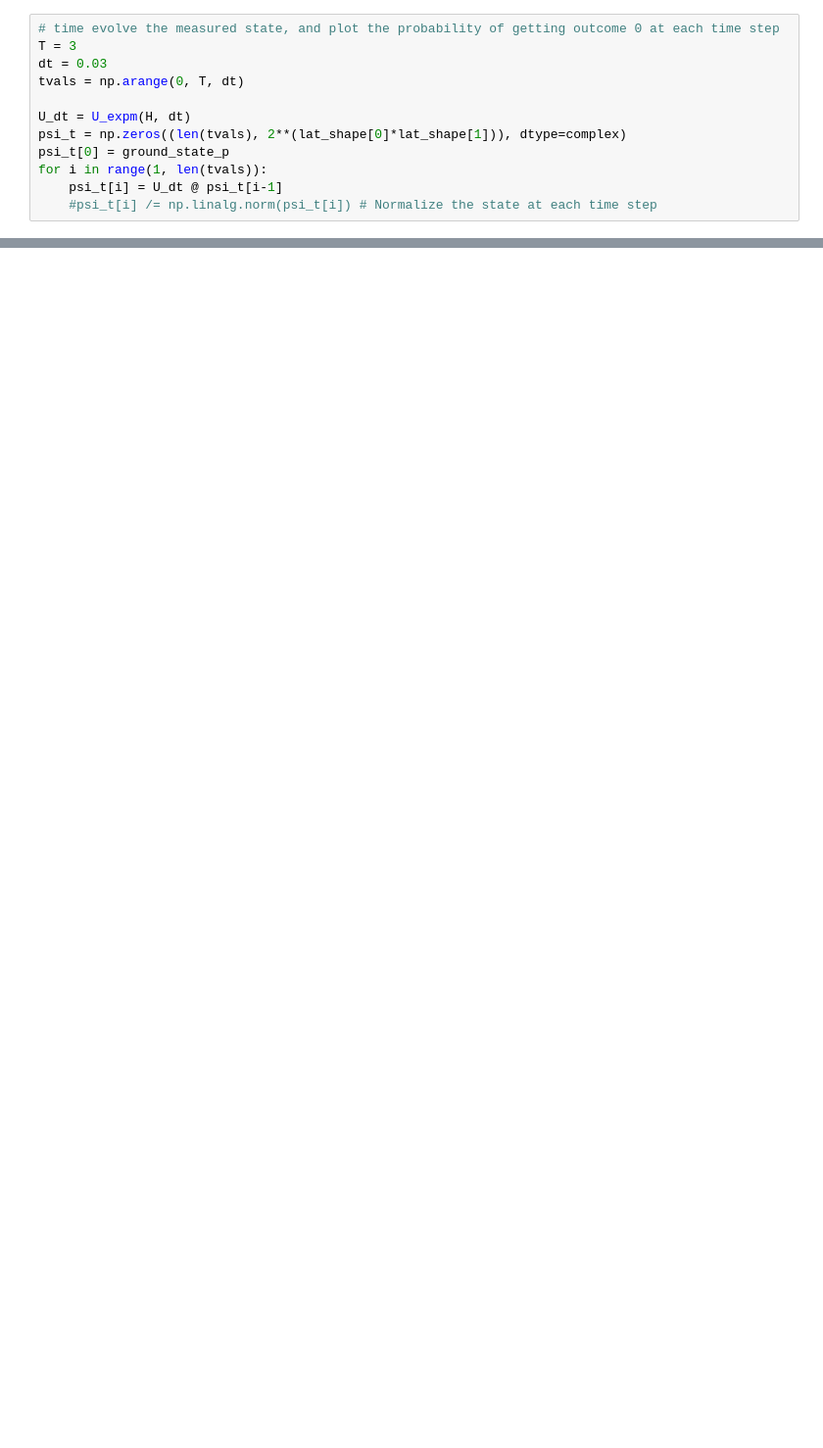
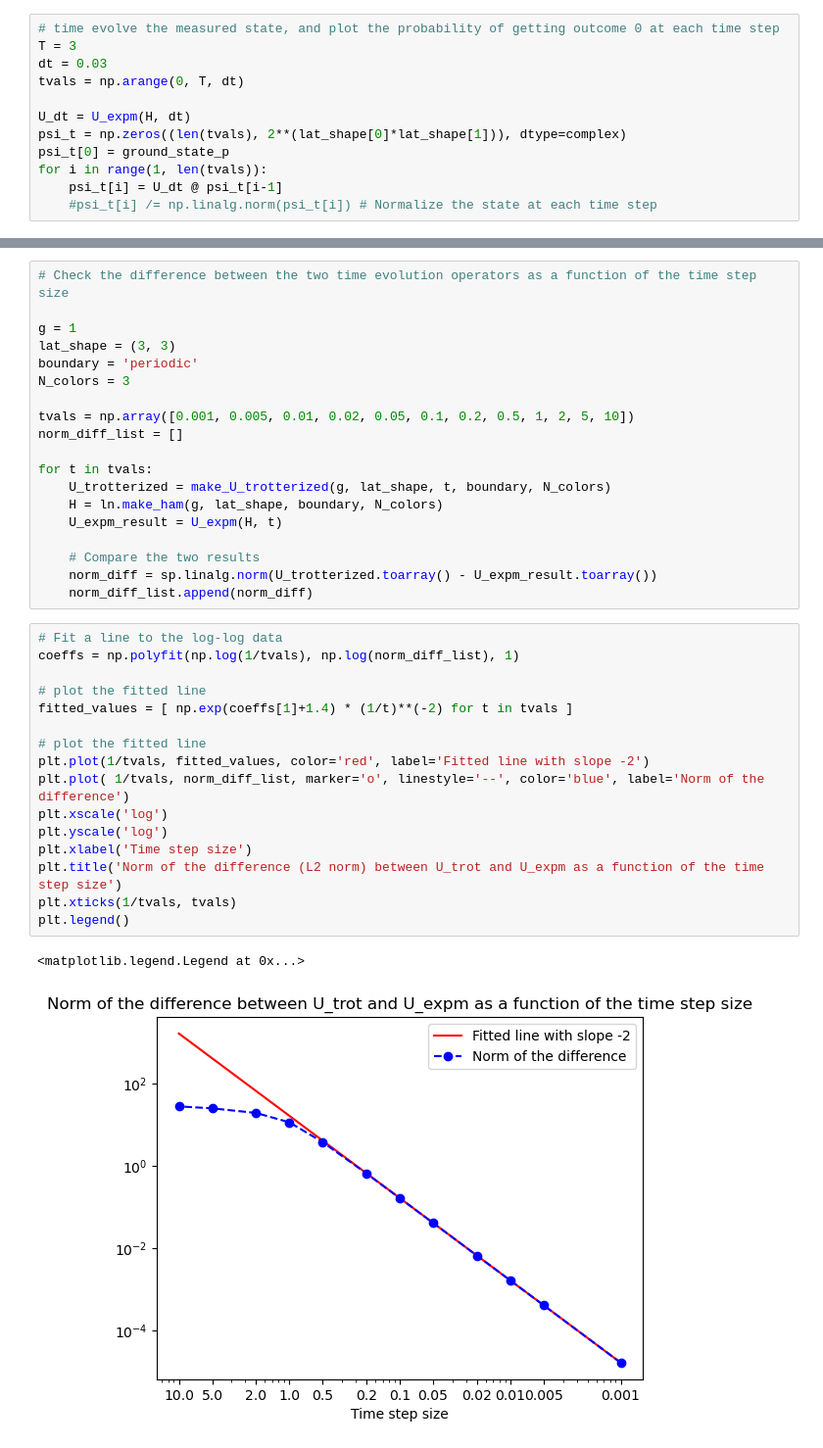
Before and after one commit to squigglomancer/Large-N-VQE, a Jupyter notebook: trotterized-time-evolution-(1,2,1).ipynb, the cells around one changed output, grey strips where cells are left out. Shown at 98% size. Saved outputs shown, nothing was run; the diff lists cells and outputs as text; blank space fills up the shorter version.

```diff
--- a/trotterized-time-evolution-(1,2,1).ipynb
+++ b/trotterized-time-evolution-(1,2,1).ipynb
@@ -397,0 +573,38 @@ def make_U_trotterized(t, lat_shape):
+# %%
+# Check the difference between the two time evolution operators as a function of the time step size
+
+g = 1
+lat_shape = (3, 3)
+boundary = 'periodic'
+N_colors = 3
+
+tvals = np.array([0.001, 0.005, 0.01, 0.02, 0.05, 0.1, 0.2, 0.5, 1, 2, 5, 10])
+norm_diff_list = []
+
+for t in tvals:
+    U_trotterized = make_U_trotterized(g, lat_shape, t, boundary, N_colors)
+    H = ln.make_ham(g, lat_shape, boundary, N_colors)
+    U_expm_result = U_expm(H, t)
+
+    # Compare the two results
+    norm_diff = sp.linalg.norm(U_trotterized.toarray() - U_expm_result.toarray())
+    norm_diff_list.append(norm_diff)
+# %%
+# Fit a line to the log-log data
+coeffs = np.polyfit(np.log(1/tvals), np.log(norm_diff_list), 1)
+
+# plot the fitted line
+fitted_values = [ np.exp(coeffs[1]+1.4) * (1/t)**(-2) for t in tvals ]
+
+# plot the fitted line
+plt.plot(1/tvals, fitted_values, color='red', label='Fitted line with slope -2')
+plt.plot( 1/tvals, norm_diff_list, marker='o', linestyle='--', color='blue', label='Norm of the difference')
+plt.xscale('log')
+plt.yscale('log')
+plt.xlabel('Time step size')
+plt.title('Norm of the difference (L2 norm) between U_trot and U_expm as a function of the time step size')
+plt.xticks(1/tvals, tvals)
+plt.legend()
+# %% [output]
+<matplotlib.legend.Legend at 0x...>
+[figure, added]
```
Also changed, not shown: parts of 34 cells of this notebook, 2 other files.
